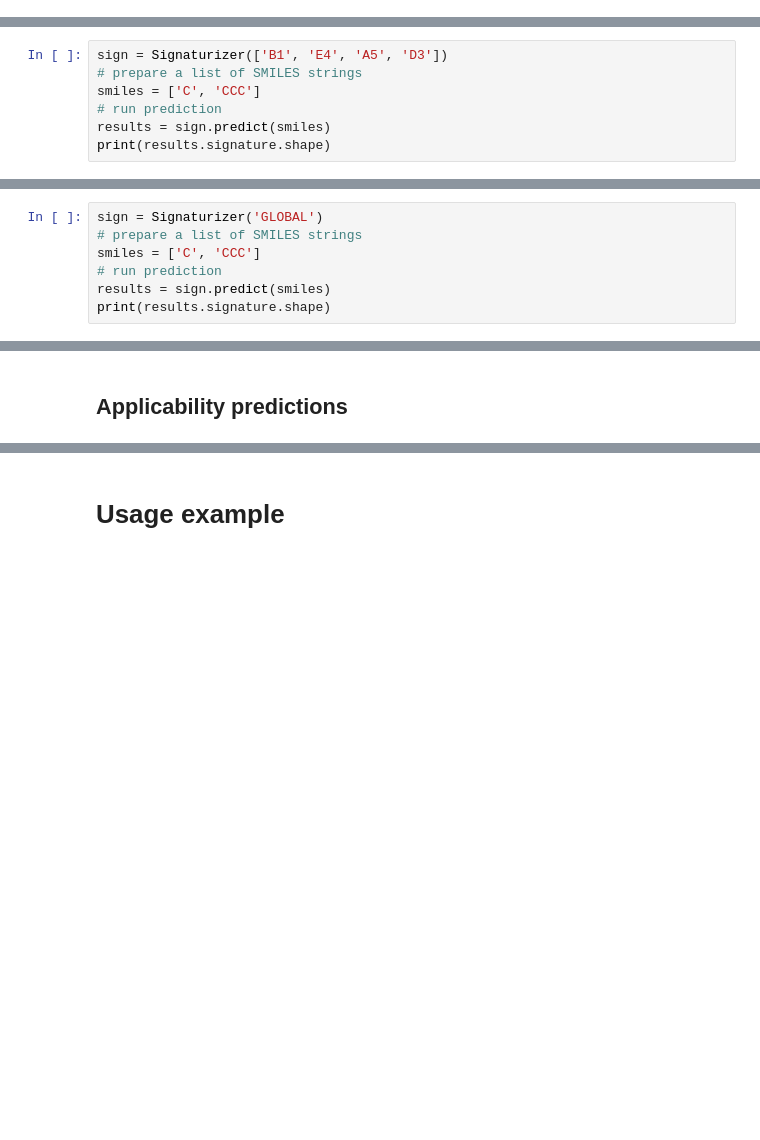
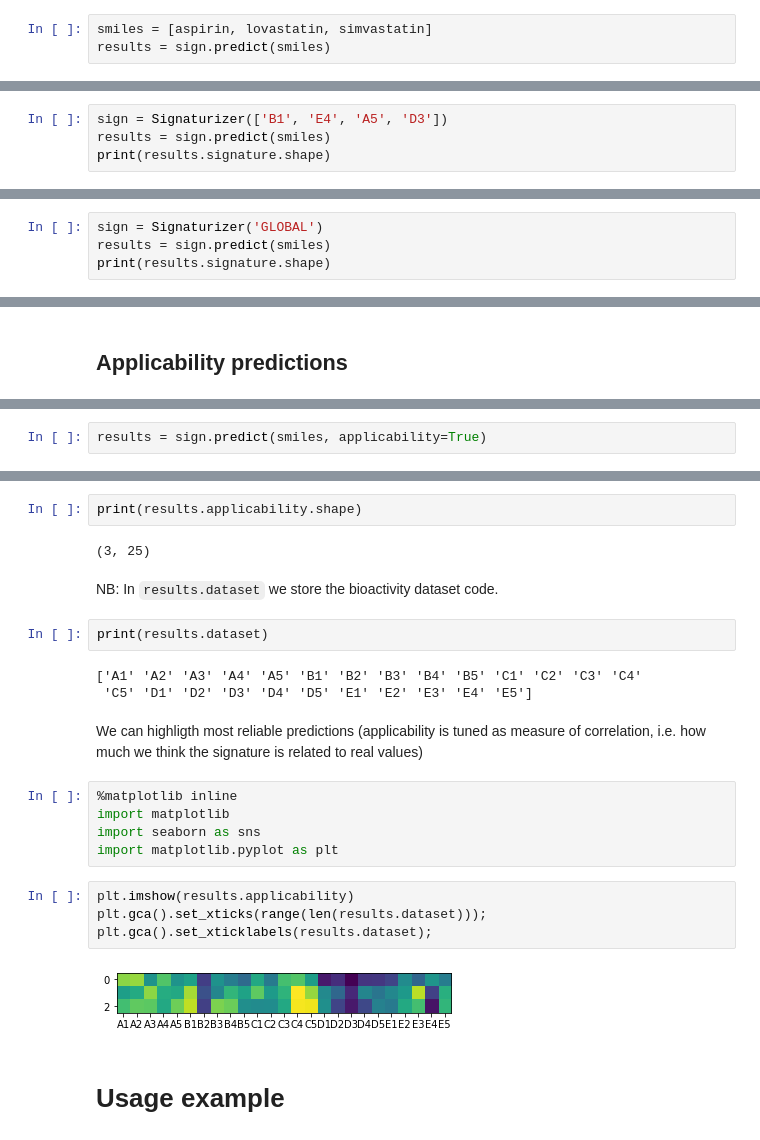
Before and after one commit to sbnb-irb/signaturizer, a Jupyter notebook: notebook/signaturizer.ipynb, the cells around one changed output, grey strips where cells are left out. Cells and saved outputs as stored; diff of their text form; blank space fills up the shorter version.

```diff
--- a/notebook/signaturizer.ipynb
+++ b/notebook/signaturizer.ipynb
@@ -74,3 +57,6 @@ PREDICTION complete!
+# %%
+smiles = [aspirin, lovastatin, simvastatin]
+results = sign.predict(smiles)
 # %%
 print(results.signature.shape)
 # %% [output]
@@ -102,8 +101,5 @@ Loaded models are cached locally, so that the model download (takes time) is hap
 # %%
 sign = Signaturizer(['B1', 'E4', 'A5', 'D3'])
-# prepare a list of SMILES strings
-smiles = ['C', 'CCC']
-# run prediction
 results = sign.predict(smiles)
 print(results.signature.shape)
 # %% [output]
@@ -118,8 +111,5 @@ PREDICTION complete!
 # %%
 sign = Signaturizer('GLOBAL')
-# prepare a list of SMILES strings
-smiles = ['C', 'CCC']
-# run prediction
 results = sign.predict(smiles)
 print(results.signature.shape)
 # %% [output]
@@ -163,0 +139,2 @@ WIP!! The applicability score help identifying molecules for which the signature
+# %%
+results = sign.predict(smiles, applicability=True)
@@ -164,2 +143,26 @@ WIP!! The applicability score help identifying molecules for which the signature
+# %%
+print(results.applicability.shape)
+# %% [output]
+(3, 25)
+# %% [markdown]
+NB: In `results.dataset` we store the bioactivity dataset code.
+# %%
+print(results.dataset)
+# %% [output]
+['A1' 'A2' 'A3' 'A4' 'A5' 'B1' 'B2' 'B3' 'B4' 'B5' 'C1' 'C2' 'C3' 'C4'
+ 'C5' 'D1' 'D2' 'D3' 'D4' 'D5' 'E1' 'E2' 'E3' 'E4' 'E5']
+# %% [markdown]
+We can highligth most reliable predictions (applicability is tuned as measure of correlation, i.e. how much we think the signature is related to real values)
+# %%
+%matplotlib inline
+import matplotlib
+import seaborn as sns
+import matplotlib.pyplot as plt
+# %%
+plt.imshow(results.applicability)
+plt.gca().set_xticks(range(len(results.dataset)));
+plt.gca().set_xticklabels(results.dataset);
+# %% [output]
+[figure, added]
 # %% [markdown]
 # Usage example
```
Also changed, not shown: parts of 43 cells of this notebook.
